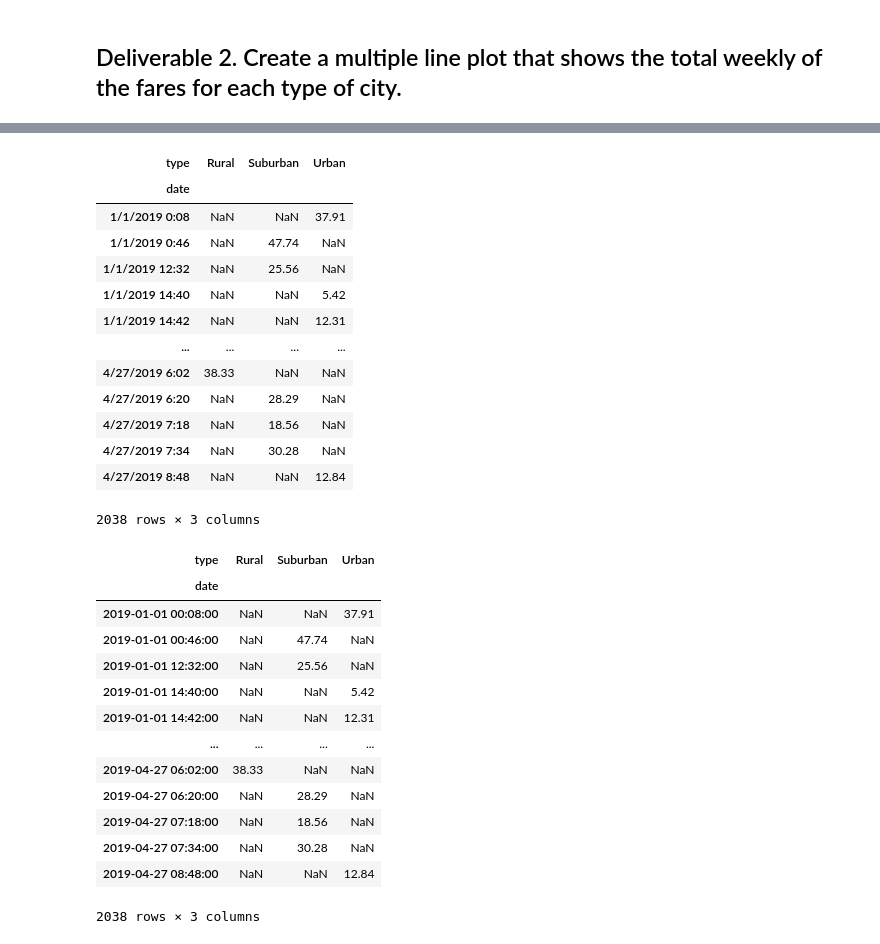
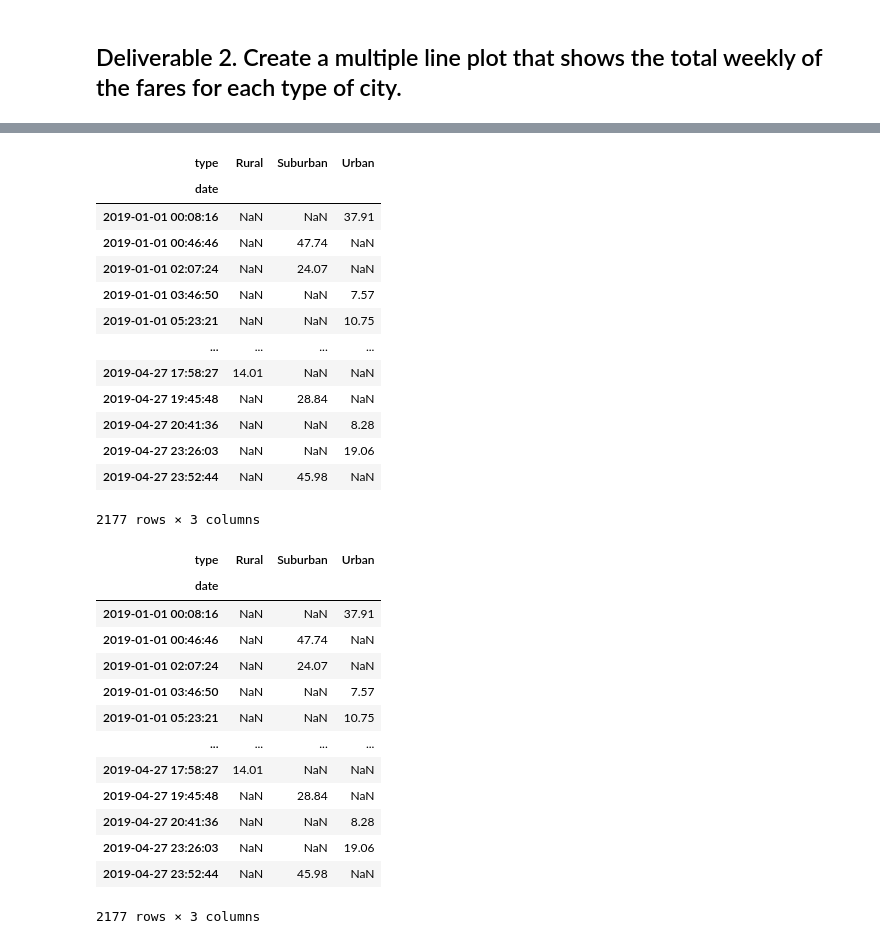
Before and after one commit to tonyferri/PyBer_Analysis, a Jupyter notebook: PyBer_Challenge.ipynb, the cells around one changed output, grey strips where cells are left out. Drawn from its saved outputs; the diff is of its cells as text; code cells hidden in the pictures.

```diff
--- a/PyBer_Challenge.ipynb
+++ b/PyBer_Challenge.ipynb
@@ -124,6 +124,13 @@ pyber_summary_df
 # %%
 # 2. Using groupby() to create a new DataFrame showing the sum of the fares
 #  for each date where the indices are the city type and date.
-fare_summary_df = pyber_data_df.groupby(["date","type"]).sum()[["fare"]]
+
+fare_summary_initial_df = pyber_data_df.groupby(["type","date"])
+fare_summary_initial_df
+
+fare_summary_df = fare_summary_initial_df.sum()["fare"]
 fare_summary_df
+
+# fare_summary_df = pyber_data_df.groupby(["type","date"]).sum()["fare"]
+# fare_summary_df
 # %% [output]
@@ -176,23 +187,23 @@ fare_summary_df_pivot.head()
 # %%
 # 5. Create a new DataFrame from the pivot table DataFrame using loc on the given dates, '2019-01-01':'2019-04-29'.
 # NOTE - INSTRUCTIONS MENTION 04-28 INSTEAD OF 04-29
-fare_jan_apr_df = fare_summary_df_pivot.loc['1/1/2019':'4/28/2019']
+fare_jan_apr_df = fare_summary_df_pivot.loc["2019-01-01":"2019-04-28"]
 fare_jan_apr_df
 # %% [output]
 | type | Rural | Suburban | Urban |
 | date |  |  |  |
-| 1/1/2019 0:08 | NaN | NaN | 37.91 |
-| 1/1/2019 0:46 | NaN | 47.74 | NaN |
-| 1/1/2019 12:32 | NaN | 25.56 | NaN |
-| 1/1/2019 14:40 | NaN | NaN | 5.42 |
-| 1/1/2019 14:42 | NaN | NaN | 12.31 |
+| 2019-01-01 00:08:16 | NaN | NaN | 37.91 |
+| 2019-01-01 00:46:46 | NaN | 47.74 | NaN |
+| 2019-01-01 02:07:24 | NaN | 24.07 | NaN |
+| 2019-01-01 03:46:50 | NaN | NaN | 7.57 |
+| 2019-01-01 05:23:21 | NaN | NaN | 10.75 |
 | ... | ... | ... | ... |
-| 4/27/2019 6:02 | 38.33 | NaN | NaN |
-| 4/27/2019 6:20 | NaN | 28.29 | NaN |
-| 4/27/2019 7:18 | NaN | 18.56 | NaN |
-| 4/27/2019 7:34 | NaN | 30.28 | NaN |
-| 4/27/2019 8:48 | NaN | NaN | 12.84 |
+| 2019-04-27 17:58:27 | 14.01 | NaN | NaN |
+| 2019-04-27 19:45:48 | NaN | 28.84 | NaN |
+| 2019-04-27 20:41:36 | NaN | NaN | 8.28 |
+| 2019-04-27 23:26:03 | NaN | NaN | 19.06 |
+| 2019-04-27 23:52:44 | NaN | 45.98 | NaN |
-2038 rows × 3 columns
+2177 rows × 3 columns
 # %%
 # 6. Set the "date" index to datetime datatype. This is necessary to use the resample() method in Step 8.
 fare_jan_apr_df.index = pd.to_datetime(fare_jan_apr_df.index)
@@ -200,18 +211,18 @@ fare_jan_apr_df
 # %% [output]
 | type | Rural | Suburban | Urban |
 | date |  |  |  |
-| 2019-01-01 00:08:00 | NaN | NaN | 37.91 |
-| 2019-01-01 00:46:00 | NaN | 47.74 | NaN |
-| 2019-01-01 12:32:00 | NaN | 25.56 | NaN |
-| 2019-01-01 14:40:00 | NaN | NaN | 5.42 |
-| 2019-01-01 14:42:00 | NaN | NaN | 12.31 |
+| 2019-01-01 00:08:16 | NaN | NaN | 37.91 |
+| 2019-01-01 00:46:46 | NaN | 47.74 | NaN |
+| 2019-01-01 02:07:24 | NaN | 24.07 | NaN |
+| 2019-01-01 03:46:50 | NaN | NaN | 7.57 |
+| 2019-01-01 05:23:21 | NaN | NaN | 10.75 |
 | ... | ... | ... | ... |
-| 2019-04-27 06:02:00 | 38.33 | NaN | NaN |
-| 2019-04-27 06:20:00 | NaN | 28.29 | NaN |
-| 2019-04-27 07:18:00 | NaN | 18.56 | NaN |
-| 2019-04-27 07:34:00 | NaN | 30.28 | NaN |
-| 2019-04-27 08:48:00 | NaN | NaN | 12.84 |
+| 2019-04-27 17:58:27 | 14.01 | NaN | NaN |
+| 2019-04-27 19:45:48 | NaN | 28.84 | NaN |
+| 2019-04-27 20:41:36 | NaN | NaN | 8.28 |
+| 2019-04-27 23:26:03 | NaN | NaN | 19.06 |
+| 2019-04-27 23:52:44 | NaN | 45.98 | NaN |
-2038 rows × 3 columns
+2177 rows × 3 columns
 # %%
 # 7. Check that the datatype for the index is datetime using df.info()
 fare_jan_apr_df.info()
```
Also changed, not shown: parts of 8 cells of this notebook, 5 other files.
